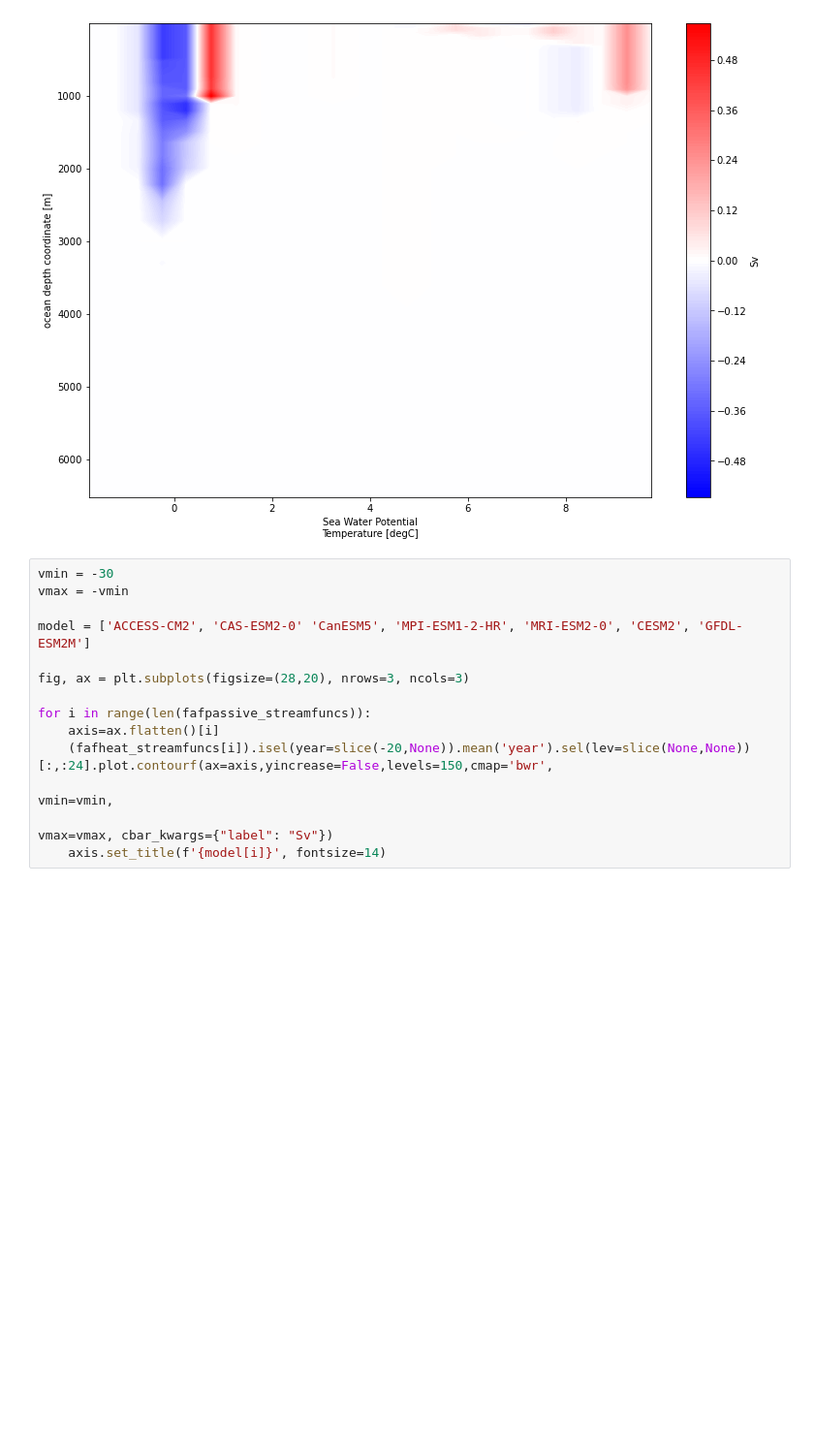
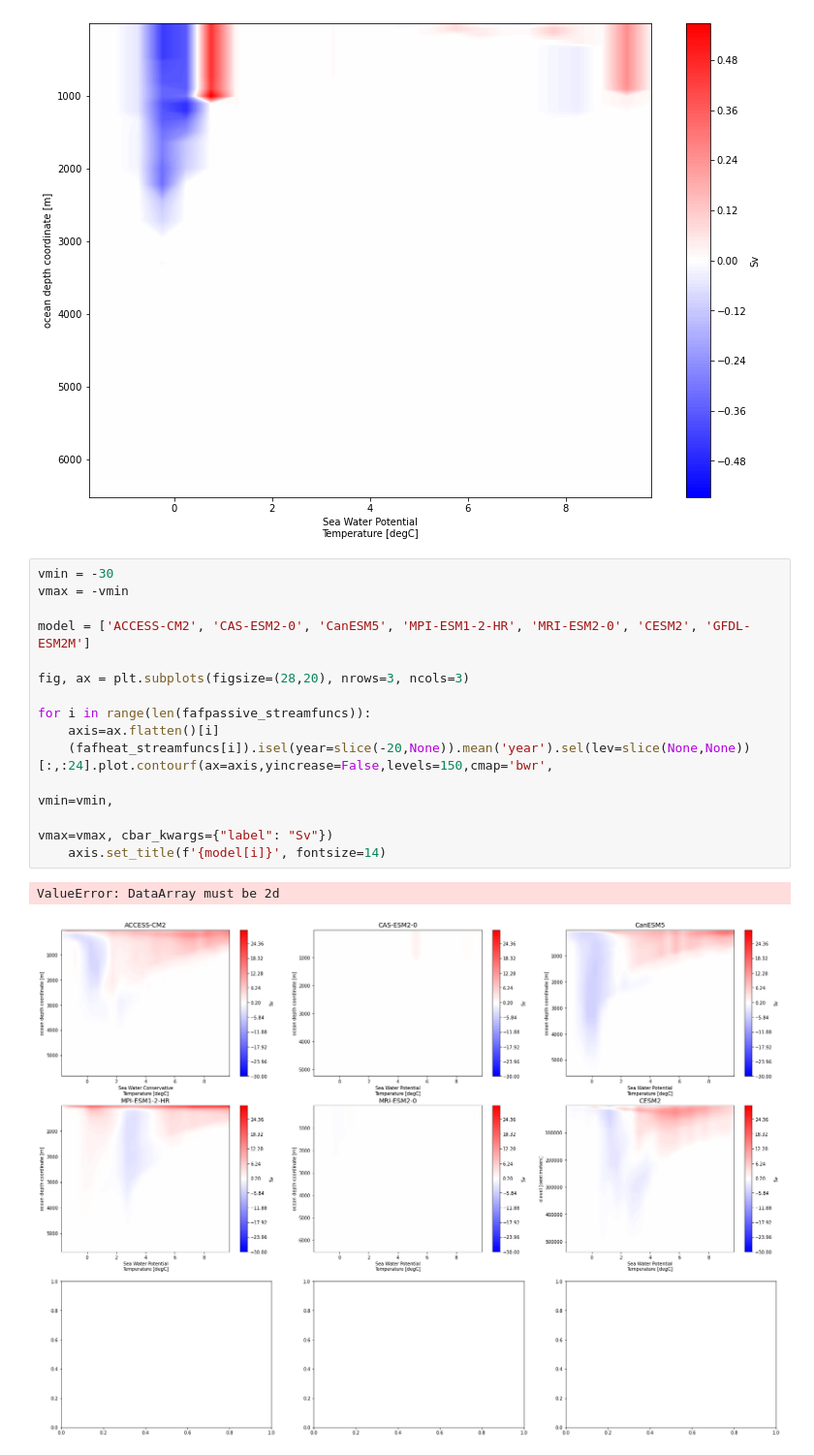
Before and after one commit to mpudig/AABW_HeatUptakePotential, a Jupyter notebook: FAFMIP_models.ipynb, the cells around one changed output. Shown at 97% size. Drawn from its saved outputs; the diff is of its cells as text; blank space fills up the shorter version.

Commit message:
Day's work. Figuring out model pecularities.

```diff
--- a/FAFMIP_models.ipynb
+++ b/FAFMIP_models.ipynb
@@ -832,15 +824,18 @@ MRI_heat_streamfunc.isel(year=slice(-20,None)).mean('year').sel(lev=slice(None,N
 # %%
 vmin = -30
 vmax = -vmin
 
-model = ['ACCESS-CM2', 'CAS-ESM2-0' 'CanESM5', 'MPI-ESM1-2-HR', 'MRI-ESM2-0', 'CESM2', 'GFDL-ESM2M']
+model = ['ACCESS-CM2', 'CAS-ESM2-0', 'CanESM5', 'MPI-ESM1-2-HR', 'MRI-ESM2-0', 'CESM2', 'GFDL-ESM2M']
 
 fig, ax = plt.subplots(figsize=(28,20), nrows=3, ncols=3)
 
 for i in range(len(fafpassive_streamfuncs)):
     axis=ax.flatten()[i]
     (fafheat_streamfuncs[i]).isel(year=slice(-20,None)).mean('year').sel(lev=slice(None,None))[:,:24].plot.contourf(ax=axis,yincrease=False,levels=150,cmap='bwr',
                                                                                                    vmin=vmin,
                                                                                                    vmax=vmax, cbar_kwargs={"label": "Sv"})
     axis.set_title(f'{model[i]}', fontsize=14)
+# %% [output]
+ValueError: DataArray must be 2d
+[figure, added]
 # %% [markdown]
```
Also changed, not shown: parts of 9 cells of this notebook.
